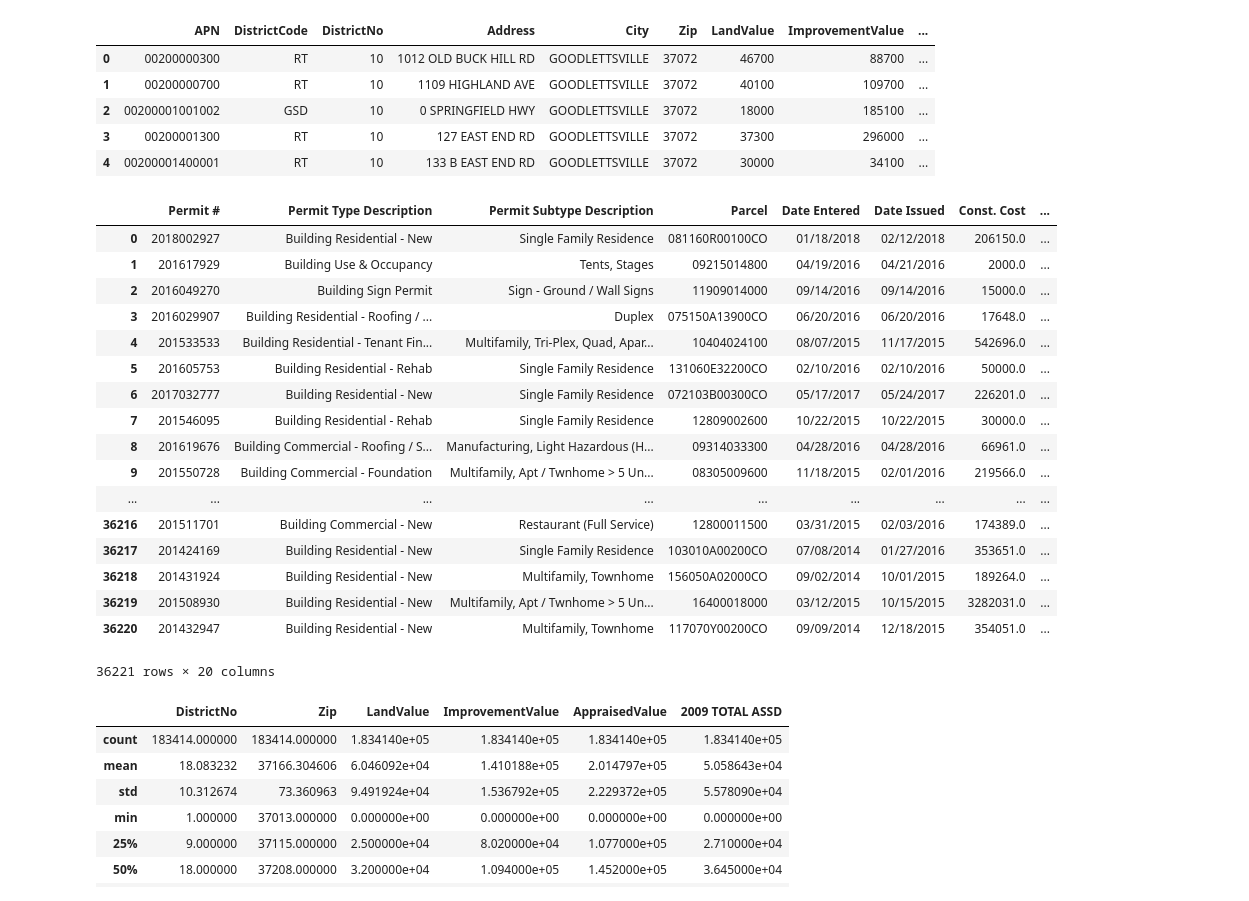
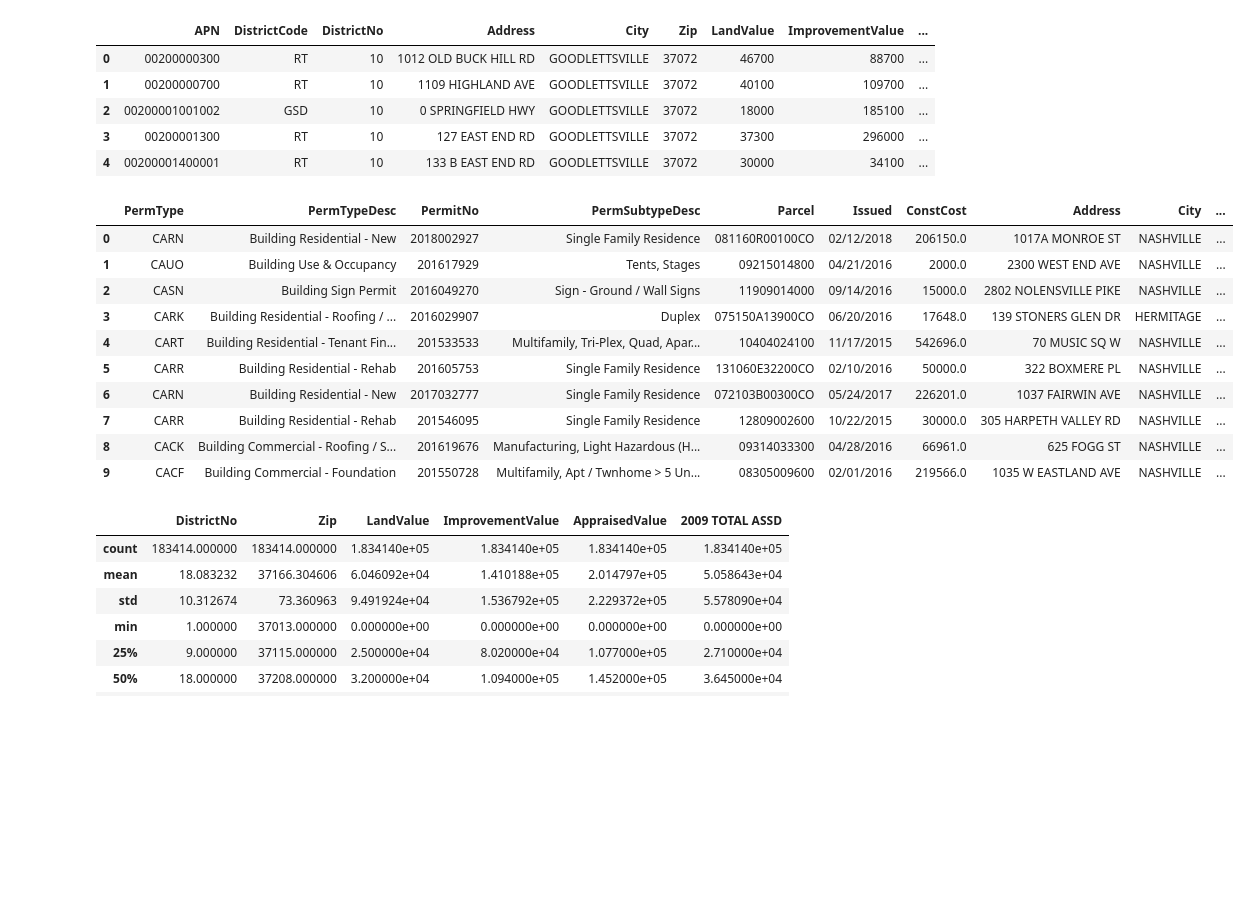
Before and after one commit to asidamo/affordable-housing, a Jupyter notebook: data-question-4-plaid-platypi.ipynb, the cells around one changed output. Drawn from its saved outputs; the diff is of its cells as text; code cells hidden in the pictures; blank space fills up the shorter version.

```diff
--- a/data-question-4-plaid-platypi.ipynb
+++ b/data-question-4-plaid-platypi.ipynb
@@ -43,26 +43,19 @@ Family_2017.head()
 | 4 | 00200001400001 | RT | 10 | 133 B EAST END RD | GOODLETTSVILLE | 37072 | 30000 | 34100 | ... |
 # %%
 Building_Permits.rename(columns={'Permit #':'Permit#','Permit Type Description':'PermitDesc','Permit Subtype Description':'PermitSubDesc', 'Parcel':'Parcel','Date Entered':'DateEntered','Date Issued':'DateIssued','Const. Cost':'ConstCost', 'Address':'Address', 'City':'City','State':'State', 'Zip':'Zip', 'Subdivision/Lot':'SubdivisionLot', 'Contact':'Contact', 'Permit Type':'PermitType', 'Permit Subtype': 'PermitSubtype', 'IVR Trk#': 'IVRTRK#', 'Purpose': 'Purpose', 'Council Dist': 'CouncilDist', 'Census Tract':'CensusTract', 'Mapped Location': 'MappedLoc'})
-Building_Permits
+Building_Permits.head(10)
 # %% [output]
-|  | Permit # | Permit Type Description | Permit Subtype Description | Parcel | Date Entered | Date Issued | Const. Cost | ... |
-| 0 | 2018002927 | Building Residential - New | Single Family Residence | 081160R00100CO | 01/18/2018 | 02/12/2018 | 206150.0 | ... |
-| 1 | 201617929 | Building Use & Occupancy | Tents, Stages | 09215014800 | 04/19/2016 | 04/21/2016 | 2000.0 | ... |
-| 2 | 2016049270 | Building Sign Permit | Sign - Ground / Wall Signs | 11909014000 | 09/14/2016 | 09/14/2016 | 15000.0 | ... |
-| 3 | 2016029907 | Building Residential - Roofing / ... | Duplex | 075150A13900CO | 06/20/2016 | 06/20/2016 | 17648.0 | ... |
-| 4 | 201533533 | Building Residential - Tenant Fin... | Multifamily, Tri-Plex, Quad, Apar... | 10404024100 | 08/07/2015 | 11/17/2015 | 542696.0 | ... |
-| 5 | 201605753 | Building Residential - Rehab | Single Family Residence | 131060E32200CO | 02/10/2016 | 02/10/2016 | 50000.0 | ... |
-| 6 | 2017032777 | Building Residential - New | Single Family Residence | 072103B00300CO | 05/17/2017 | 05/24/2017 | 226201.0 | ... |
-| 7 | 201546095 | Building Residential - Rehab | Single Family Residence | 12809002600 | 10/22/2015 | 10/22/2015 | 30000.0 | ... |
-| 8 | 201619676 | Building Commercial - Roofing / S... | Manufacturing, Light Hazardous (H... | 09314033300 | 04/28/2016 | 04/28/2016 | 66961.0 | ... |
-| 9 | 201550728 | Building Commercial - Foundation | Multifamily, Apt / Twnhome > 5 Un... | 08305009600 | 11/18/2015 | 02/01/2016 | 219566.0 | ... |
-| ... | ... | ... | ... | ... | ... | ... | ... | ... |
-| 36216 | 201511701 | Building Commercial - New | Restaurant (Full Service) | 12800011500 | 03/31/2015 | 02/03/2016 | 174389.0 | ... |
-| 36217 | 201424169 | Building Residential - New | Single Family Residence | 103010A00200CO | 07/08/2014 | 01/27/2016 | 353651.0 | ... |
-| 36218 | 201431924 | Building Residential - New | Multifamily, Townhome | 156050A02000CO | 09/02/2014 | 10/01/2015 | 189264.0 | ... |
-| 36219 | 201508930 | Building Residential - New | Multifamily, Apt / Twnhome > 5 Un... | 16400018000 | 03/12/2015 | 10/15/2015 | 3282031.0 | ... |
-| 36220 | 201432947 | Building Residential - New | Multifamily, Townhome | 117070Y00200CO | 09/09/2014 | 12/18/2015 | 354051.0 | ... |
+|  | PermType | PermTypeDesc | PermitNo | PermSubtypeDesc | Parcel | Issued | ConstCost | Address | City | ... |
+| 0 | CARN | Building Residential - New | 2018002927 | Single Family Residence | 081160R00100CO | 02/12/2018 | 206150.0 | 1017A MONROE ST | NASHVILLE | ... |
+| 1 | CAUO | Building Use & Occupancy | 201617929 | Tents, Stages | 09215014800 | 04/21/2016 | 2000.0 | 2300 WEST END AVE | NASHVILLE | ... |
+| 2 | CASN | Building Sign Permit | 2016049270 | Sign - Ground / Wall Signs | 11909014000 | 09/14/2016 | 15000.0 | 2802 NOLENSVILLE PIKE | NASHVILLE | ... |
+| 3 | CARK | Building Residential - Roofing / ... | 2016029907 | Duplex | 075150A13900CO | 06/20/2016 | 17648.0 | 139 STONERS GLEN DR | HERMITAGE | ... |
+| 4 | CART | Building Residential - Tenant Fin... | 201533533 | Multifamily, Tri-Plex, Quad, Apar... | 10404024100 | 11/17/2015 | 542696.0 | 70 MUSIC SQ W | NASHVILLE | ... |
+| 5 | CARR | Building Residential - Rehab | 201605753 | Single Family Residence | 131060E32200CO | 02/10/2016 | 50000.0 | 322 BOXMERE PL | NASHVILLE | ... |
+| 6 | CARN | Building Residential - New | 2017032777 | Single Family Residence | 072103B00300CO | 05/24/2017 | 226201.0 | 1037 FAIRWIN AVE | NASHVILLE | ... |
+| 7 | CARR | Building Residential - Rehab | 201546095 | Single Family Residence | 12809002600 | 10/22/2015 | 30000.0 | 305 HARPETH VALLEY RD | NASHVILLE | ... |
+| 8 | CACK | Building Commercial - Roofing / S... | 201619676 | Manufacturing, Light Hazardous (H... | 09314033300 | 04/28/2016 | 66961.0 | 625 FOGG ST | NASHVILLE | ... |
+| 9 | CACF | Building Commercial - Foundation | 201550728 | Multifamily, Apt / Twnhome > 5 Un... | 08305009600 | 02/01/2016 | 219566.0 | 1035 W EASTLAND AVE | NASHVILLE | ... |
-36221 rows × 20 columns
 # %%
 Family_2009.describe()
 # %% [output]
```
Also changed, not shown: parts of 2 cells of this notebook.
